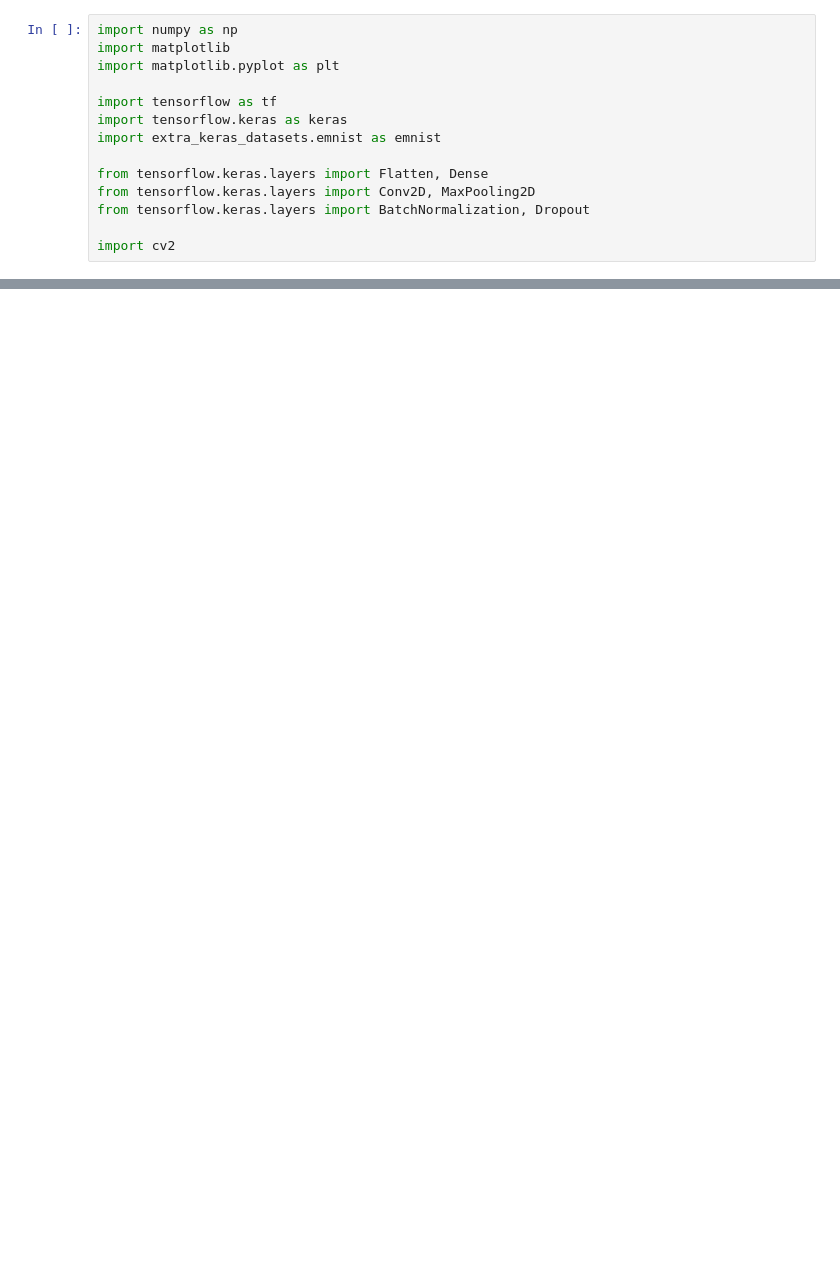
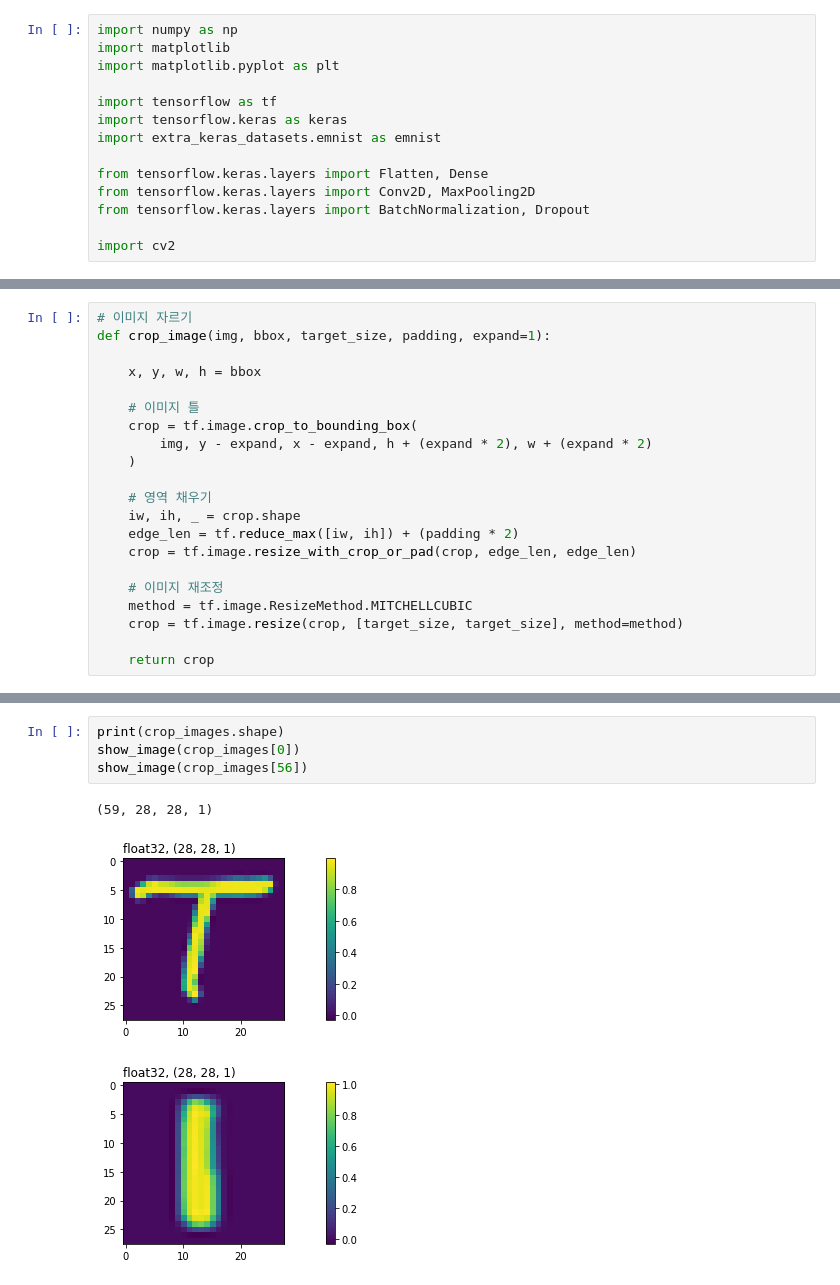
Before and after one commit to mafls122/TIL, a Jupyter notebook: Deep Learning/My_applicate.ipynb, the cells around one changed output, grey strips where cells are left out. Drawn from its saved outputs; the diff is of its cells as text; blank space fills up the shorter version.

```diff
--- a/Deep Learning/My_applicate.ipynb
+++ b/Deep Learning/My_applicate.ipynb
@@ -66,0 +146,21 @@ cv2.destroyAllWindows()
+# %%
+# 이미지 자르기
+def crop_image(img, bbox, target_size, padding, expand=1):
+
+    x, y, w, h = bbox
+
+    # 이미지 틀
+    crop = tf.image.crop_to_bounding_box(
+        img, y - expand, x - expand, h + (expand * 2), w + (expand * 2)
+    )
+
+    # 영역 채우기
+    iw, ih, _ = crop.shape
+    edge_len = tf.reduce_max([iw, ih]) + (padding * 2)
+    crop = tf.image.resize_with_crop_or_pad(crop, edge_len, edge_len)
+
+    # 이미지 재조정
+    method = tf.image.ResizeMethod.MITCHELLCUBIC
+    crop = tf.image.resize(crop, [target_size, target_size], method=method)
+
+    return crop
@@ -67 +184,9 @@ cv2.destroyAllWindows()
+# %%
+print(crop_images.shape)
+show_image(crop_images[0])
+show_image(crop_images[56])
+# %% [output]
+(59, 28, 28, 1)
+[figure, added]
+[figure, added]
 # %%
```
Also changed, not shown: parts of 11 cells of this notebook, 1 other file.
